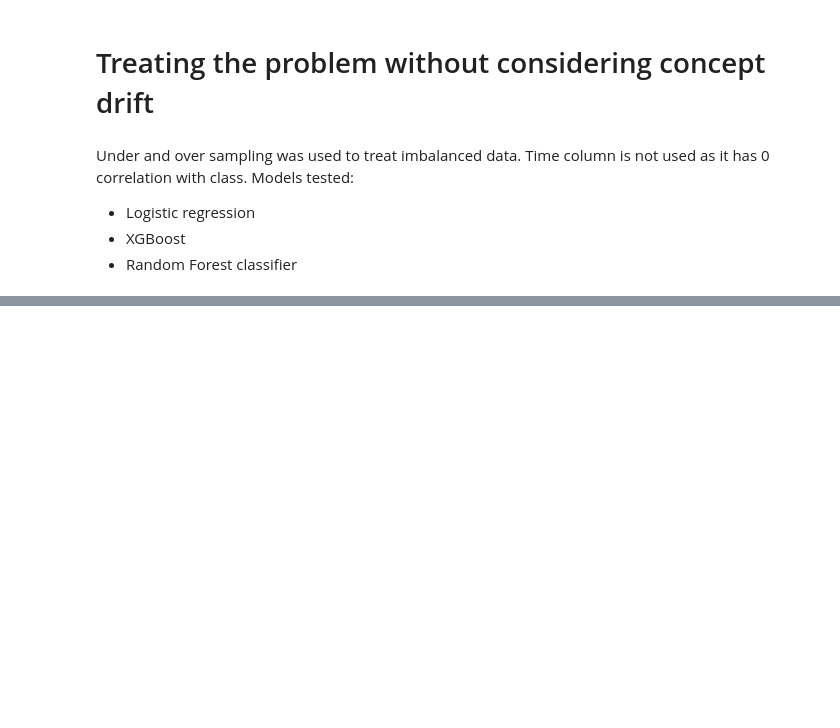
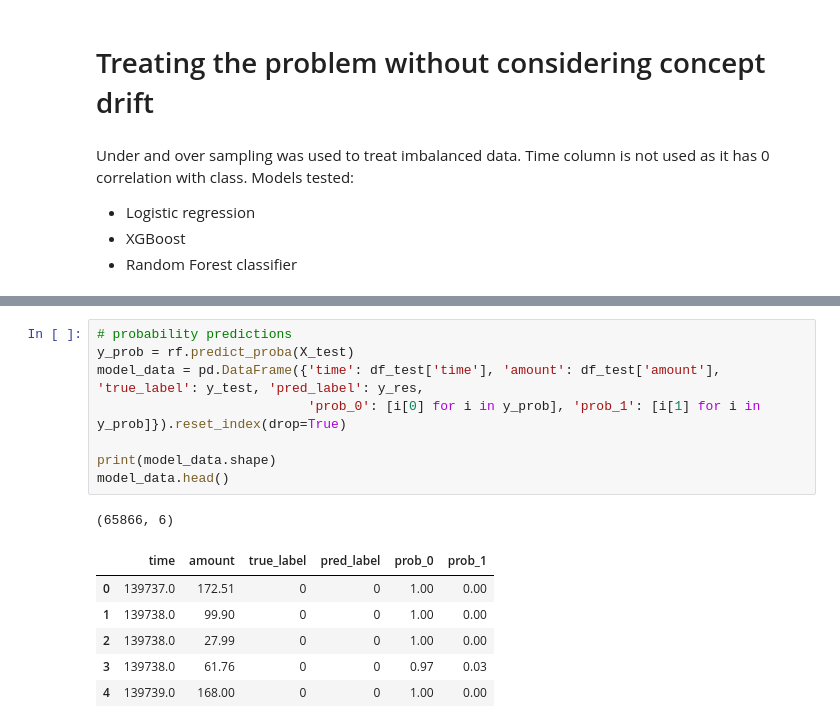
Before and after one commit to ltrafael/credit_fraud_detection, a Jupyter notebook: Credit_and_fraud.ipynb, the cells around one changed output, grey strips where cells are left out. Saved outputs shown, nothing was run; the diff lists cells and outputs as text; blank space fills up the shorter version.

```diff
--- a/Credit_and_fraud.ipynb
+++ b/Credit_and_fraud.ipynb
@@ -254,0 +338,16 @@ KeyError: 'test_precision'
+# %%
+# probability predictions
+y_prob = rf.predict_proba(X_test)
+model_data = pd.DataFrame({'time': df_test['time'], 'amount': df_test['amount'], 'true_label': y_test, 'pred_label': y_res,
+                           'prob_0': [i[0] for i in y_prob], 'prob_1': [i[1] for i in y_prob]}).reset_index(drop=True)
+
+print(model_data.shape)
+model_data.head()
+# %% [output]
+(65866, 6)
+|  | time | amount | true_label | pred_label | prob_0 | prob_1 |
+| 0 | 139737.0 | 172.51 | 0 | 0 | 1.00 | 0.00 |
+| 1 | 139738.0 | 99.90 | 0 | 0 | 1.00 | 0.00 |
+| 2 | 139738.0 | 27.99 | 0 | 0 | 1.00 | 0.00 |
+| 3 | 139738.0 | 61.76 | 0 | 0 | 0.97 | 0.03 |
+| 4 | 139739.0 | 168.00 | 0 | 0 | 1.00 | 0.00 |
```
Also changed, not shown: parts of 24 cells of this notebook.
